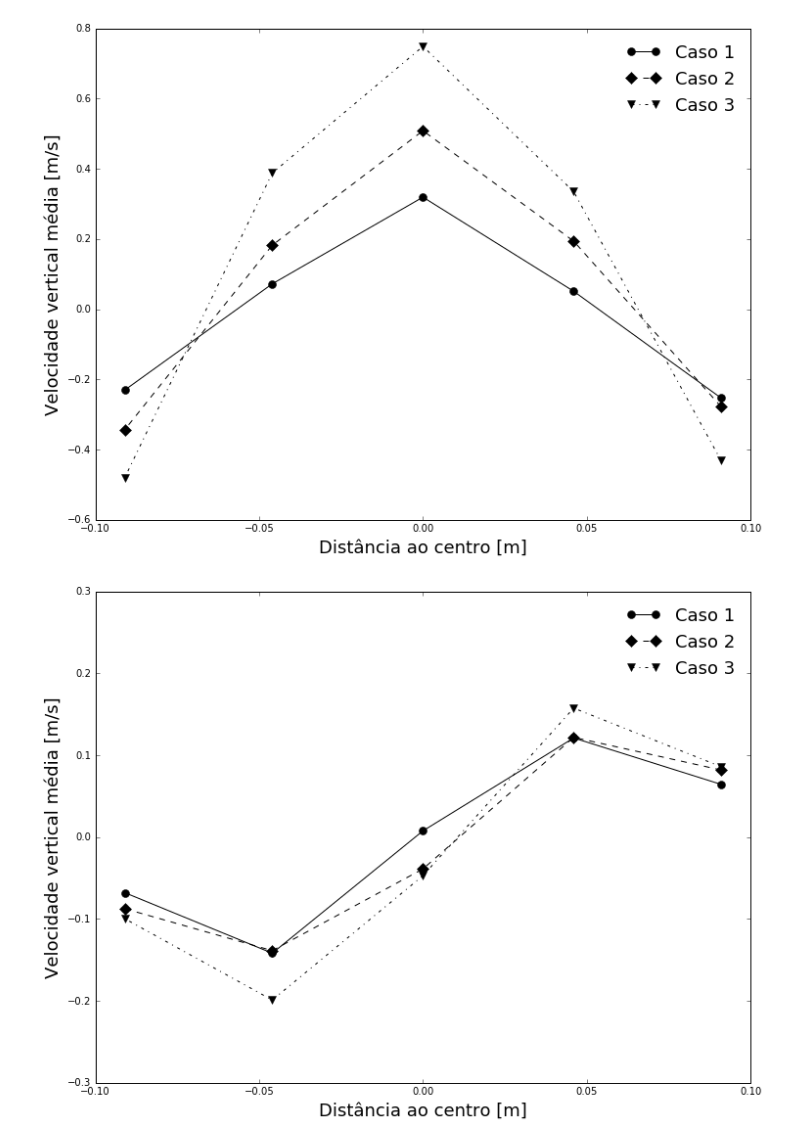
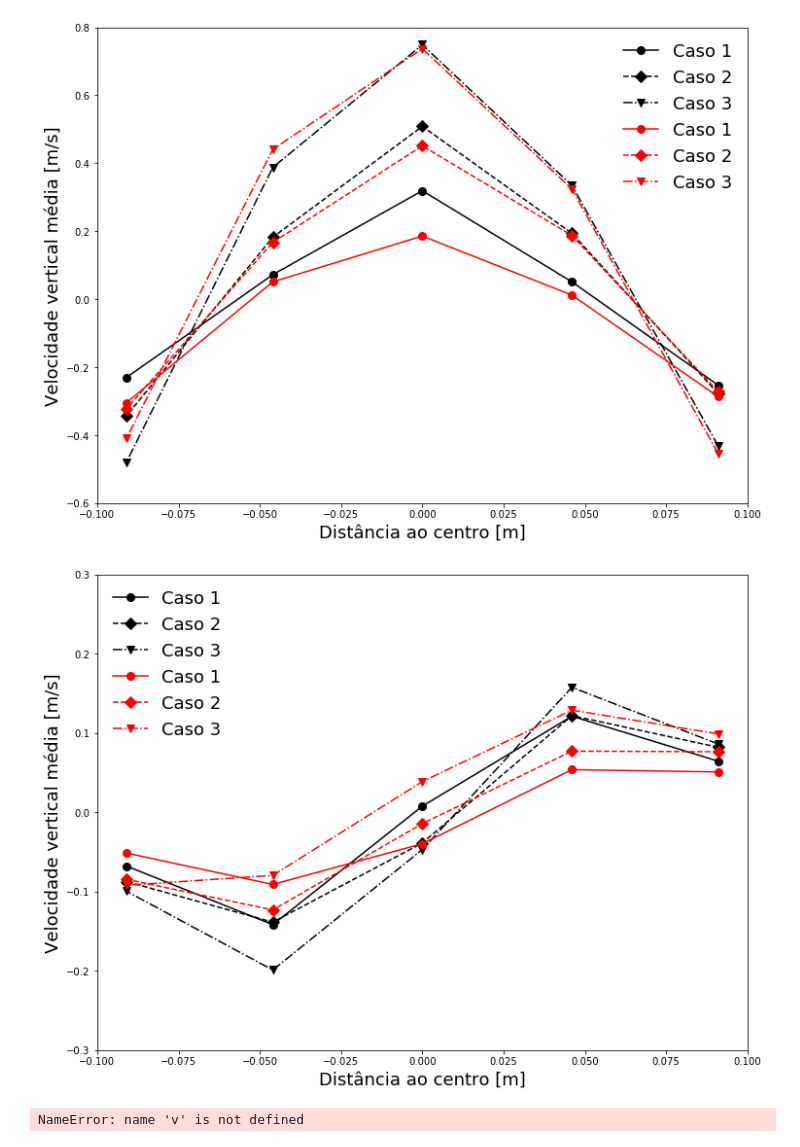
Before and after one commit to lucillalmeida/doutorado-validacoes, a Jupyter notebook: fluidized-bed/eulerian_velocity.ipynb, the cells around one changed output. Cells and saved outputs as stored; diff of their text form; code cells hidden in the pictures.

Commit message:
data

```diff
--- a/fluidized-bed/eulerian_velocity.ipynb
+++ b/fluidized-bed/eulerian_velocity.ipynb
@@ -34,13 +34,17 @@ horizontal_data = open("netl-case3-distributor-horizontal_velocity.csv", 'r')
 time_h, h_bin1, h_bin2, h_bin3, h_bin4, h_bin5 = np.loadtxt(horizontal_data, delimiter = ',', skiprows = 1, unpack = True)
 horizontal_data.close()
 
-vertical_data = open("netl-case3-no-distributor-vertical_velocity.csv", 'r')
-case3_no_time_v, case3_no_v_bin1, case3_no_v_bin2, case3_no_v_bin3, case3_no_v_bin4, case3_no_v_bin5 = np.loadtxt(vertical_data, delimiter = ',', skiprows = 1, unpack = True)
+vertical_data = open("netl-case1-no_distributor-vertical_velocity_alpha11.csv", 'r')
+time_v_alpha11, v_bin1_alpha11, v_bin2_alpha11, v_bin3_alpha11, v_bin4_alpha11, v_bin5_alpha11 = np.loadtxt(vertical_data, delimiter = ';', skiprows = 1, unpack = True)
 vertical_data.close()
 
 horizontal_data = open("netl-case3-no-distributor-horizontal_velocity.csv", 'r')
 case3_no_time_h, case3_no_h_bin1, case3_no_h_bin2, case3_no_h_bin3, case3_no_h_bin4, case3_no_h_bin5 = np.loadtxt(horizontal_data, delimiter = ',', skiprows = 1, unpack = True)
 horizontal_data.close()
+
+vertical_data = open("netl-case3-no-distributor-vertical_velocity.csv", 'r')
+case3_no_time_v, case3_no_v_bin1, case3_no_v_bin2, case3_no_v_bin3, case3_no_v_bin4, case3_no_v_bin5 = np.loadtxt(vertical_data, delimiter = ',', skiprows = 1, unpack = True)
+vertical_data.close()
 
 vertical_data = open("netl-case2-no-distributor-vertical_velocity.csv", 'r')
 case2_no_time_v, case2_no_v_bin1, case2_no_v_bin2, case2_no_v_bin3, case2_no_v_bin4, case2_no_v_bin5 = np.loadtxt(vertical_data, delimiter = ',', skiprows = 1, unpack = True)
@@ -57,6 +61,30 @@ vertical_data.close()
 horizontal_data = open("netl-case1-no_distributor-horizontal_velocity.csv", 'r')
 case1_no_time_h, case1_no_h_bin1, case1_no_h_bin2, case1_no_h_bin3, case1_no_h_bin4, case1_no_h_bin5 = np.loadtxt(horizontal_data, delimiter = ',', skiprows = 1, unpack = True)
 horizontal_data.close()
+
+horizontal_data = open("netl-case1-no_distributor-horizontal_velocity_alpha11.csv", 'r')
+time_h_alpha11, h_bin1_alpha11, h_bin2_alpha11, h_bin3_alpha11, h_bin4_alpha11, h_bin5_alpha11 = np.loadtxt(horizontal_data, delimiter = ';', skiprows = 1, unpack = True)
+horizontal_data.close()
+
+vertical_data = open("netl-case1-no_distributor-vertical_velocity_alpha11.csv", 'r')
+time_v_alpha11, v_bin1_alpha11, v_bin2_alpha11, v_bin3_alpha11, v_bin4_alpha11, v_bin5_alpha11 = np.loadtxt(vertical_data, delimiter = ';', skiprows = 1, unpack = True)
+vertical_data.close()
+
+horizontal_data = open("netl-case2-no_distributor-horizontal_velocity_alpha11.csv", 'r')
+time_h_case2_alpha11, h_case2_bin1_alpha11, h_case2_bin2_alpha11, h_case2_bin3_alpha11, h_case2_bin4_alpha11, h_case2_bin5_alpha11 = np.loadtxt(horizontal_data, delimiter = ';', skiprows = 1, unpack = True)
+horizontal_data.close()
+
+vertical_data = open("netl-case2-no_distributor-vertical_velocity_alpha11.csv", 'r')
+time_v_case2_alpha11, v_case2_bin1_alpha11, v_case2_bin2_alpha11, v_case2_bin3_alpha11, v_case2_bin4_alpha11, v_case2_bin5_alpha11 = np.loadtxt(vertical_data, delimiter = ';', skiprows = 1, unpack = True)
+vertical_data.close()
+
+horizontal_data = open("netl-case3-no_distributor-horizontal_velocity_alpha11.csv", 'r')
+time_h_case3_alpha11, h_case3_bin1_alpha11, h_case3_bin2_alpha11, h_case3_bin3_alpha11, h_case3_bin4_alpha11, h_case3_bin5_alpha11 = np.loadtxt(horizontal_data, delimiter = ';', skiprows = 1, unpack = True)
+horizontal_data.close()
+
+vertical_data = open("netl-case3-no_distributor-vertical_velocity_alpha11.csv", 'r')
+time_v_case3_alpha11, v_case3_bin1_alpha11, v_case3_bin2_alpha11, v_case3_bin3_alpha11, v_case3_bin4_alpha11, v_case3_bin5_alpha11 = np.loadtxt(vertical_data, delimiter = ';', skiprows = 1, unpack = True)
+vertical_data.close()
 # %%
 
 plt.plot(time_v,  v_bin1, linestyle = "-", marker = 'None', label = "bin 1")
@@ -244,23 +339,50 @@ plt.show()
 # %%
 plt.plot(x, caso1_no_dist_v, linestyle = "-", color = "black", marker = 'o', markersize = 8, label = "Caso 1")
 plt.plot(x, caso2_no_dist_v, linestyle = "--", color = "black", marker = 'D', markersize = 8, label = "Caso 2")
 plt.plot(x, caso3_no_dist_v, linestyle = "-.", color = "black", marker = 'v', markersize = 8, label = "Caso 3")
+plt.plot(x, caso1_no_dist_v_alpha11, linestyle = "-", color = "red", marker = 'o', markersize = 8, label = "Caso 1")
+plt.plot(x, caso2_no_dist_v_alpha11, linestyle = "--", color = "red", marker = 'D', markersize = 8, label = "Caso 2")
+plt.plot(x, caso3_no_dist_v_alpha11, linestyle = "-.", color = "red", marker = 'v', markersize = 8, label = "Caso 3")
 plt.xlabel("Distância ao centro [m]", fontsize = 18)
 plt.ylabel("Velocidade vertical média [m/s]", fontsize = 18)
 plt.legend(fontsize = 18, frameon = False)
 plt.ylim(-0.6, 0.8)
 plt.savefig("vertical_velocity.png")
 plt.show()
 
 plt.plot(x, caso1_no_dist_h, linestyle = "-", color = "black", marker = 'o', markersize = 8, label = "Caso 1")
 plt.plot(x, caso2_no_dist_h, linestyle = "--", color = "black", marker = 'D', markersize = 8, label = "Caso 2")
 plt.plot(x, caso3_no_dist_h, linestyle = "-.", color = "black", marker = 'v', markersize = 8, label = "Caso 3")
+plt.plot(x, caso1_no_dist_h_alpha11, linestyle = "-", color = "red", marker = 'o', markersize = 8, label = "Caso 1")
+plt.plot(x, caso2_no_dist_h_alpha11, linestyle = "--", color = "red", marker = 'D', markersize = 8, label = "Caso 2")
+plt.plot(x, caso3_no_dist_h_alpha11, linestyle = "-.", color = "red", marker = 'v', markersize = 8, label = "Caso 3")
 plt.xlabel("Distância ao centro [m]", fontsize = 18)
 plt.ylabel("Velocidade vertical média [m/s]", fontsize = 18)
 plt.legend(fontsize = 18, frameon = False)
 plt.ylim(-0.3, 0.3)
 plt.savefig("horizontal_velocity.png")
 plt.show()
 # %% [output]
-[figure, old version]
+[figure, new version]
-[figure, old version]
+[figure, new version]
+# %%
+
+plt.plot(x, v, linestyle = "-", color = "black", marker = 'o', markersize = 8, label = "Simulação")
+plt.plot(x, caso3_experimental_v, linestyle = "--", color = "black", marker = 'D', markersize = 8, label = "Experimental")
+plt.title("Caso 3 - com distribuidor ", fontsize = 18)
+plt.xlabel("Distância ao centro [m]", fontsize = 18)
+plt.ylabel("Velocidade vertical média [m/s]", fontsize = 18)
+plt.ylim(-0.6, 0.8)
+plt.legend(fontsize = 18, frameon = False)
+plt.show()
+
+plt.plot(x, h, linestyle = "-", color = "black", marker = 'o', markersize = 8, label = "Simulação")
+plt.plot(x, caso3_experimental_h, linestyle = "--", color = "black", marker = 'D', markersize = 8, label = "Experimental")
+plt.title("Caso 3 - com distribuidor ", fontsize = 18)
+plt.xlabel("Distância ao centro [m]", fontsize = 18)
+plt.ylabel("Velocidade horizontal média [m/s]", fontsize = 18)
+plt.ylim(-0.3, 0.3)
+plt.legend(fontsize = 16, frameon = False)
+plt.show()
+# %% [output]
+NameError: name 'v' is not defined
```
Also changed, not shown: parts of 5 cells of this notebook, 23 other files.
